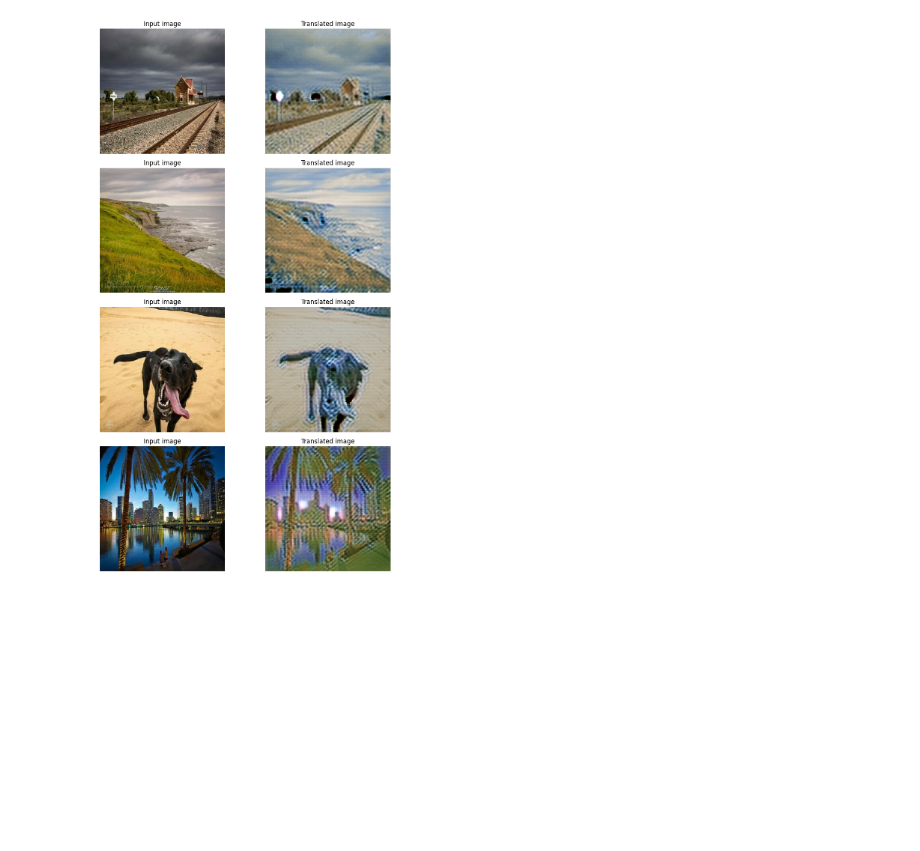
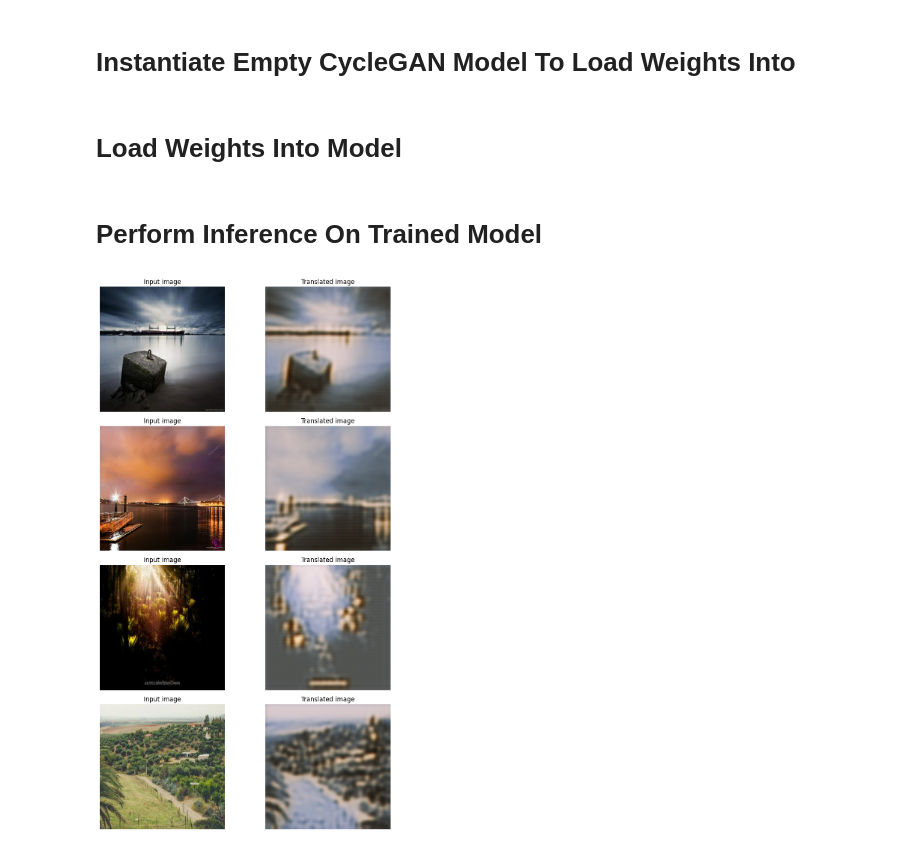
Before and after one commit to vee-upatising/Neural-Image-Translation, a Jupyter notebook: Cycle GAN Inference.ipynb, the cells around one changed output. Drawn from its saved outputs; the diff is of its cells as text; code cells hidden in the pictures; blank space fills up the shorter version.

Commit message:
QOL Updates For Training and Inference Scripts

```diff
--- a/Cycle GAN Inference.ipynb
+++ b/Cycle GAN Inference.ipynb
@@ -62,7 +84,7 @@ def load_data():
     paths = []
 
     # Get the file paths of all image files in this folder
-    for r, d, f in os.walk(r'D:\New Downloads\monet_jpg'):
+    for r, d, f in os.walk(output_path):
         for file in f:
             if '.jpg' in file or 'png' in file:
                 paths.append(os.path.join(r, file))
@@ -71,17 +93,19 @@ def load_data():
     for path in paths:
         img = Image.open(path)
 
-        # Resize Image
+        # Remove PNG alpha layer
         y = np.array(img)
         y = y[...,:3]
 
         dst_x.append(y)
+
+        # Add label of 0 to output image
         dst_y.append(1)
 
     paths = []
 
     # Get the file paths of all image files in this folder
-    for r, d, f in os.walk(r'D:\New Downloads\photo_jpg'):
+    for r, d, f in os.walk(input_path):
         for file in f:
             if '.jpg' in file or 'png' in file:
                 paths.append(os.path.join(r, file))
@@ -90,13 +114,15 @@ def load_data():
     for path in paths:
         img = Image.open(path)
 
-        # Resize Image
+        # Remove PNG alpha layer
         x = np.array(img)
         x = x[...,:3]
 
         src_x.append(x)
+
+        # Add label of 0 to input image
         src_y.append(0)
 
 
-    # Return x_train and y_train reshaped to 4 dimensions
+    # Return x_train and y_train for both datasets
     return np.array(src_x), np.array(src_y), np.array(dst_x), np.array(dst_y)
@@ -109,22 +137,17 @@ train_zebras = tf.data.Dataset.from_tensor_slices((dst_X, dst_Y))
 test_horses = tf.data.Dataset.from_tensor_slices((src_X[0:50], src_Y[0:50]))
 test_zebras = tf.data.Dataset.from_tensor_slices((dst_X[0:50], dst_Y[0:50]))
 # %%
-"""
-## Create `Dataset` objects
-"""
-
-
 # Apply the preprocessing operations to the training data
 train_horses = (
     train_horses.map(preprocess_train_image, num_parallel_calls=autotune)
     .cache()
-    .shuffle(buffer_size)
+    .shuffle(256)
     .batch(batch_size)
 )
 train_zebras = (
     train_zebras.map(preprocess_train_image, num_parallel_calls=autotune)
     .cache()
-    .shuffle(buffer_size)
+    .shuffle(256)
     .batch(batch_size)
 )
 
@@ -132,12 +155,12 @@ train_zebras = (
 test_horses = (
     test_horses.map(preprocess_test_image, num_parallel_calls=autotune)
     .cache()
-    .shuffle(buffer_size)
+    .shuffle(256)
     .batch(batch_size)
 )
 test_zebras = (
     test_zebras.map(preprocess_test_image, num_parallel_calls=autotune)
     .cache()
-    .shuffle(buffer_size)
+    .shuffle(256)
     .batch(batch_size)
 )
@@ -540,3 +557,5 @@ def discriminator_loss_fn(real, fake):
+# %% [markdown]
+# Instantiate Empty CycleGAN Model To Load Weights Into
 # %%
 # Create empty cycle gan model
 cycle_gan_load = CycleGan(
@@ -554,27 +573,32 @@ cycle_gan_load.compile(
 
 # Set model is built flag
 cycle_gan_load.built = True
-
-# Load weights saved from training
-cycle_gan_load.load_weights("model_9.h5")
+# %% [markdown]
+# Load Weights Into Model
+# %%
+# Load weights saved from training
+cycle_gan_load.load_weights(model_path)
+# %% [markdown]
+# Perform Inference On Trained Model
 # %%
 _, ax = plt.subplots(4, 2, figsize=(10, 15))
-for i, img in enumerate(test_horses.take(4)):
+# Perform inference on 4 random points from the test dataset
+for i, img in enumerate(train_horses.take(4)):
     prediction = cycle_gan_load.gen_G(img, training=False)[0].numpy()
     prediction = (prediction * 127.5 + 127.5).astype(np.uint8)
     img = (img[0] * 127.5 + 127.5).numpy().astype(np.uint8)
 
     ax[i, 0].imshow(img)
     ax[i, 1].imshow(prediction)
     ax[i, 0].set_title("Input image")
     ax[i, 0].set_title("Input image")
     ax[i, 1].set_title("Translated image")
     ax[i, 0].axis("off")
     ax[i, 1].axis("off")
 
     prediction = keras.preprocessing.image.array_to_img(prediction)
     prediction.save("predicted_img_{i}.png".format(i=i))
 plt.tight_layout()
 plt.show()
 # %% [output]
-[figure, old version]
+[figure, new version]
```
Also changed, not shown: parts of 12 cells of this notebook, 1 other file.
